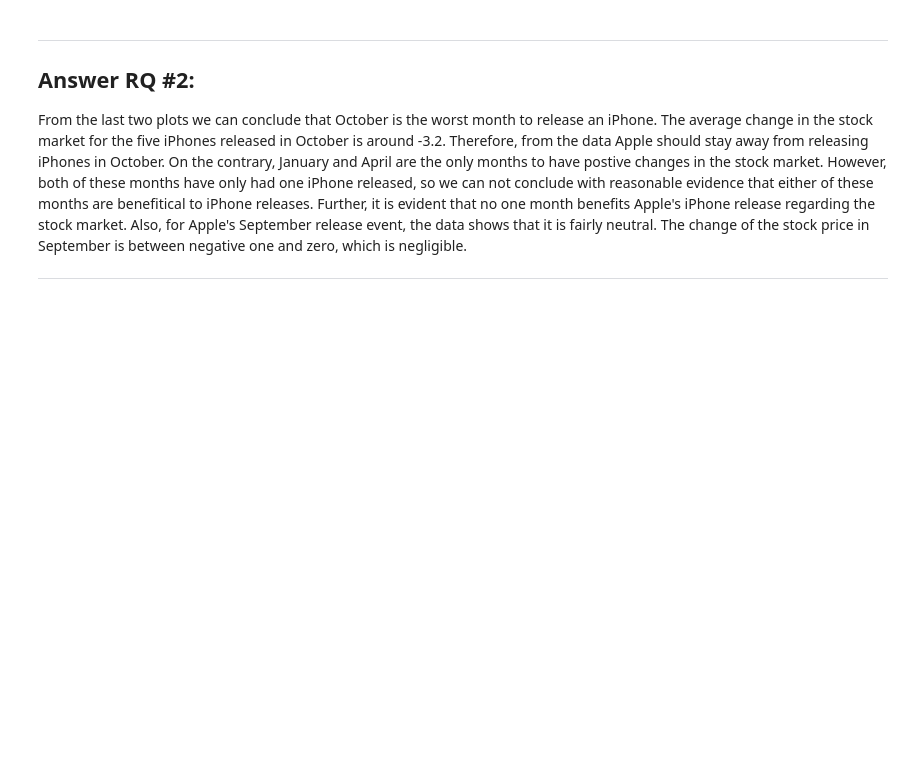
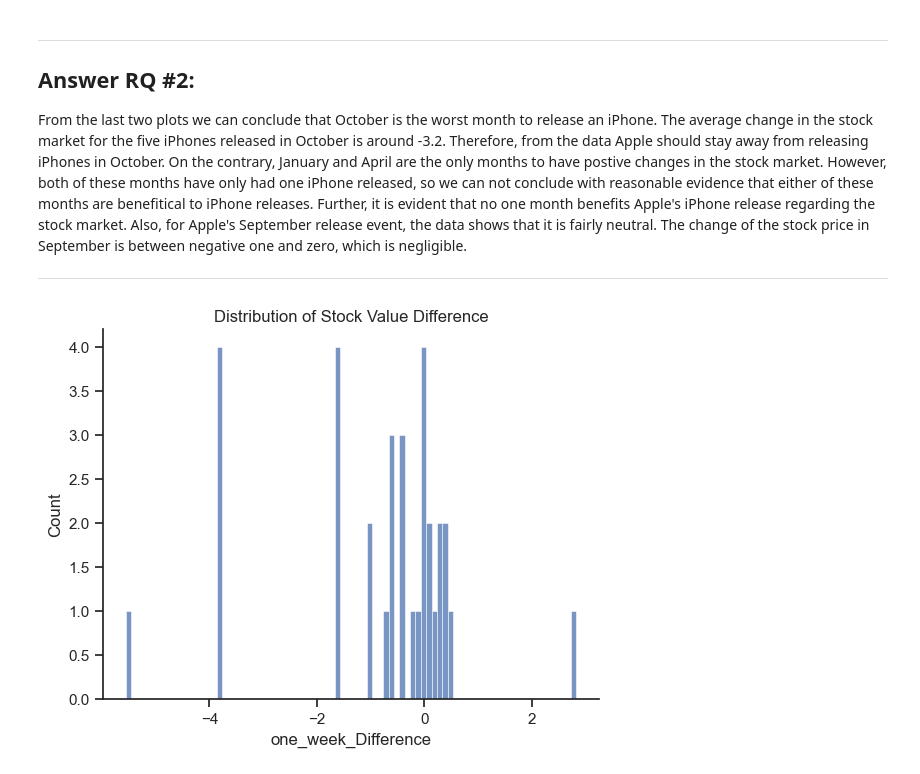
Before and after one commit to ubco-W2022T2-data301/project-group-group11, a Jupyter notebook: analysis/analysis1.ipynb, the cells around one changed output. Cells and saved outputs as stored; diff of their text form; code cells hidden in the pictures; blank space fills up the shorter version.

Commit message:
added histplot of stock differences

```diff
--- a/analysis/analysis1.ipynb
+++ b/analysis/analysis1.ipynb
@@ -233,3 +233,9 @@ This plot shows the average of how the stock market responds to iphone release i
 From the last two plots we can conclude that October is the worst month to release an iPhone. The average change in the stock market for the five iPhones released in October is around -3.2. Therefore, from the data Apple should stay away from releasing iPhones in October. On the contrary, January and April are the only months to have postive changes in the stock market. However, both of these months have only had one iPhone released, so we can not conclude with reasonable evidence that either of these months are benefitical to iPhone releases. Further, it is evident that no one month benefits Apple's iPhone release regarding the stock market. Also, for Apple's September release event, the data shows that it is fairly neutral. The change of the stock price in September is between negative one and zero, which is negligible.
 
 ---
+# %%
+sns.histplot(data=df[df['iPhone'].notnull()], x='one_week_Difference', binwidth=0.1)
+plt.title('Distribution of Stock Value Difference')
+plt.show()
+# %% [output]
+[figure, added]
```
Also changed, not shown: parts of 1 cell of this notebook.
